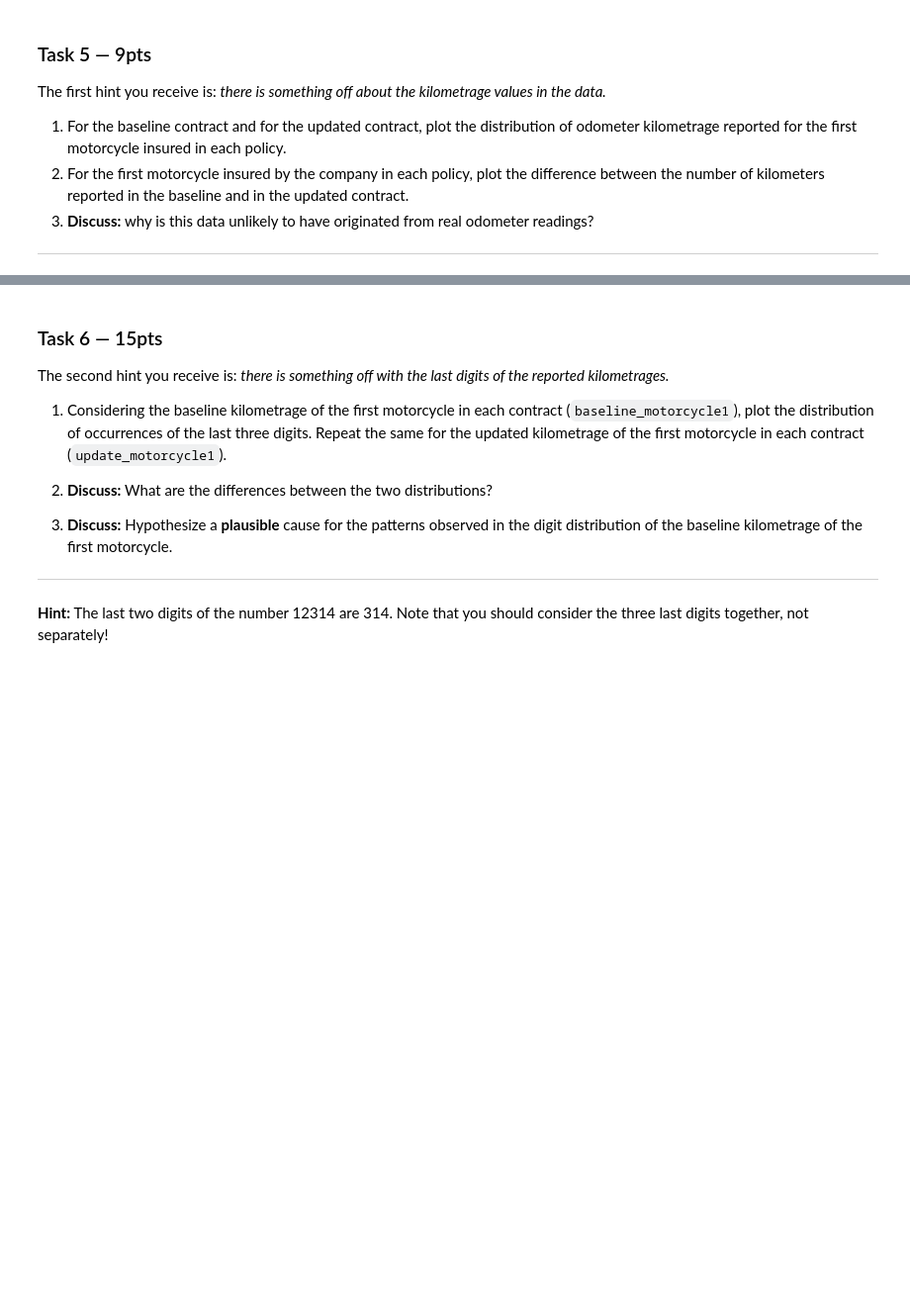
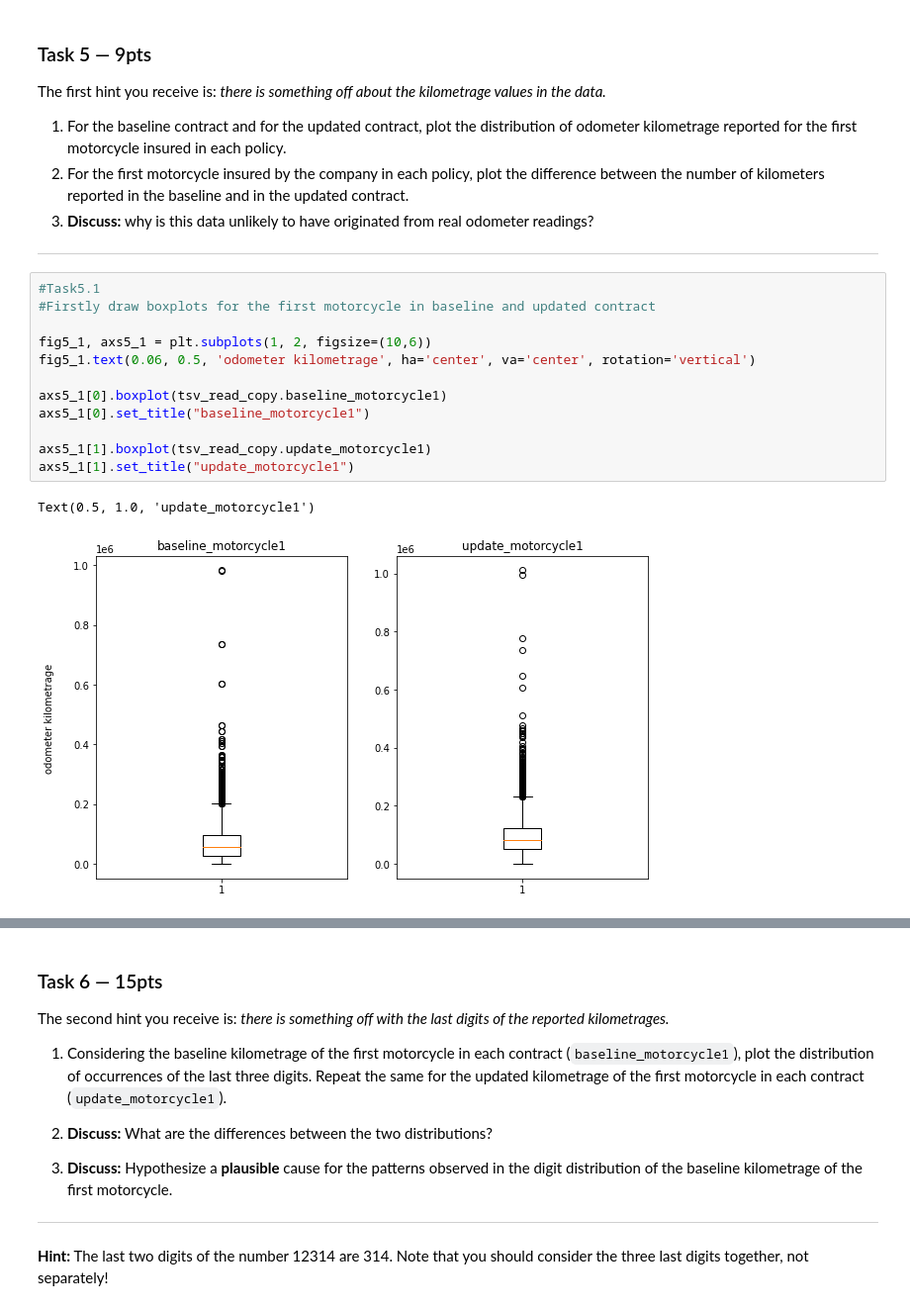
Before and after one commit to lancelotzomax/2021, a Jupyter notebook: Homework/01 - Pandas Data Wrangling and Data Viz/hw1.ipynb, the cells around one changed output, grey strips where cells are left out. Shown at 99% size. Drawn from its saved outputs; the diff is of its cells as text; blank space fills up the shorter version.

Commit message:
Update hw1.ipynb
task 5 and 6

```diff
--- a/Homework/01 - Pandas Data Wrangling and Data Viz/hw1.ipynb
+++ b/Homework/01 - Pandas Data Wrangling and Data Viz/hw1.ipynb
@@ -581,3 +580,18 @@ the first motorcycle insured in each policy.
 3. **Discuss:** why is this data unlikely to have originated from real odometer readings?
 
 ---
+# %%
+#Task5.1
+#Firstly draw boxplots for the first motorcycle in baseline and updated contract
+
+fig5_1, axs5_1 = plt.subplots(1, 2, figsize=(10,6))
+fig5_1.text(0.06, 0.5, 'odometer kilometrage', ha='center', va='center', rotation='vertical')
+
+axs5_1[0].boxplot(tsv_read_copy.baseline_motorcycle1)
+axs5_1[0].set_title("baseline_motorcycle1")
+
+axs5_1[1].boxplot(tsv_read_copy.update_motorcycle1)
+axs5_1[1].set_title("update_motorcycle1")
+# %% [output]
+Text(0.5, 1.0, 'update_motorcycle1')
+[figure, added]
```
Also changed, not shown: parts of 11 cells of this notebook.
